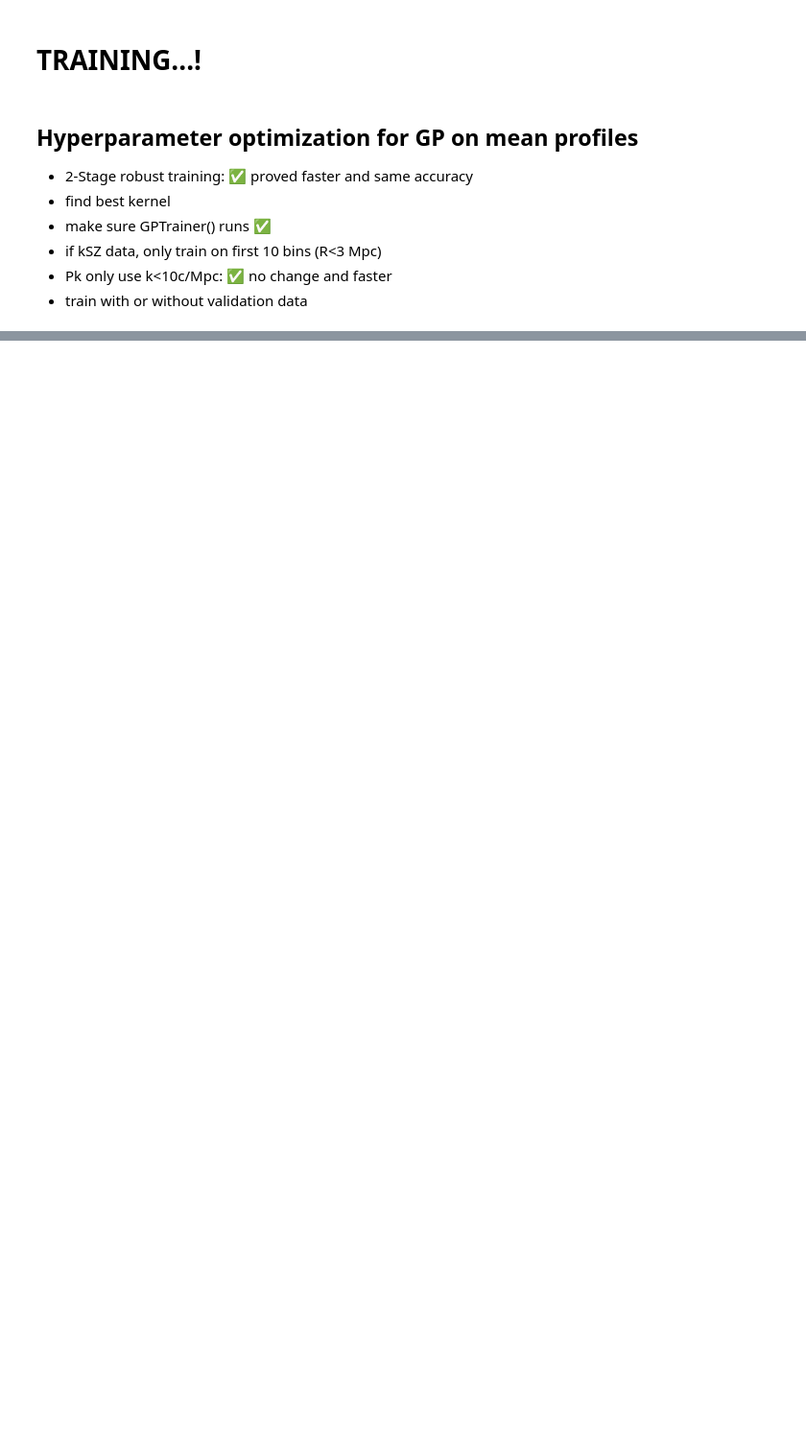
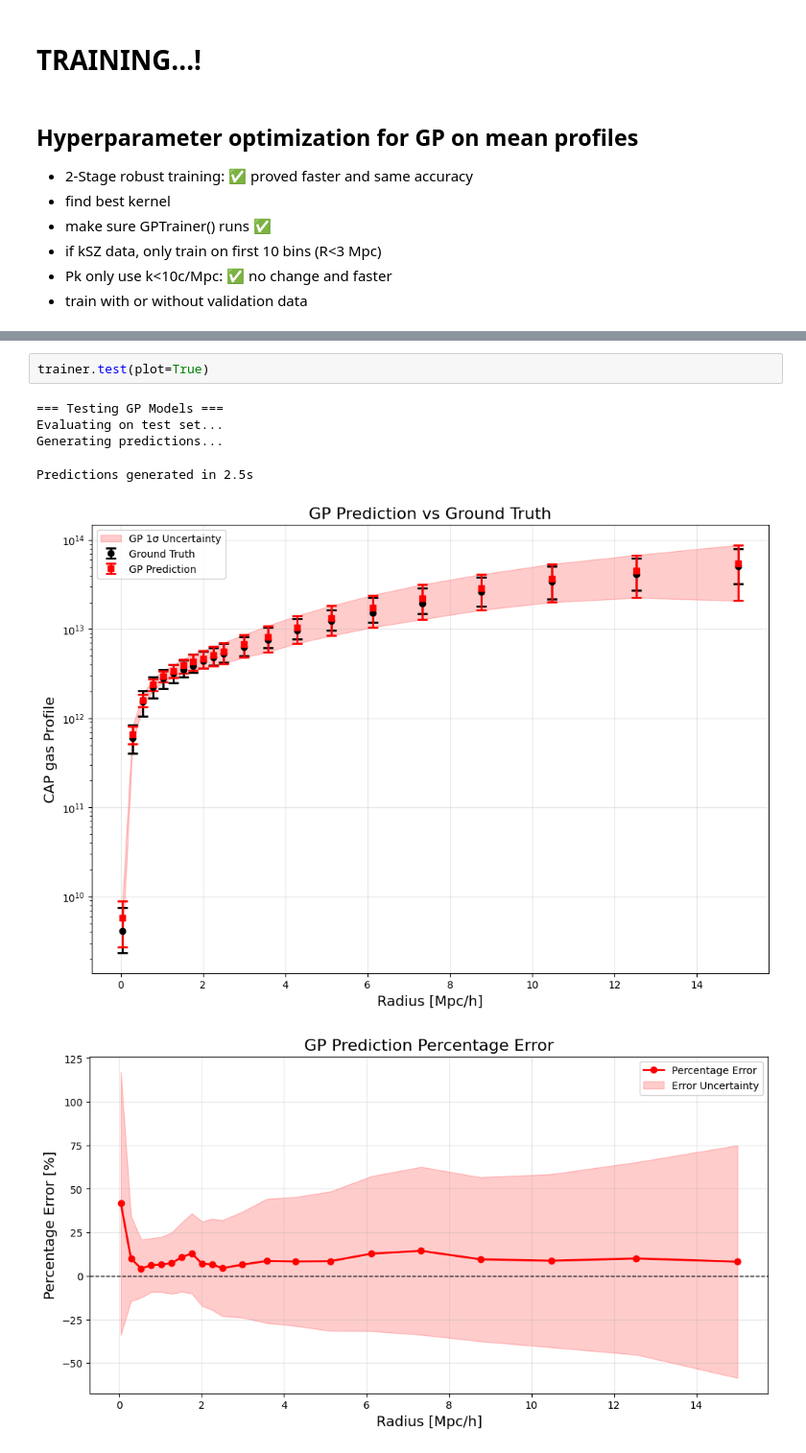
Before and after one commit to Klinjin/DH_profile_kSZ_WL, a Jupyter notebook: GP.ipynb, the cells around one changed output, grey strips where cells are left out. Shown at 96% size. Cells and saved outputs as stored; diff of their text form; blank space fills up the shorter version.

```diff
--- a/GP.ipynb
+++ b/GP.ipynb
@@ -122,0 +234,9 @@ best_config = tuning_results['best_config']
+# %%
+trainer.test(plot=True)
+# %% [output]
+=== Testing GP Models ===
+Evaluating on test set...
+Generating predictions...
+Predictions generated in 2.5s
+[figure, added]
+[figure, added]
```
Also changed, not shown: parts of 5 cells of this notebook, 35 other files.
